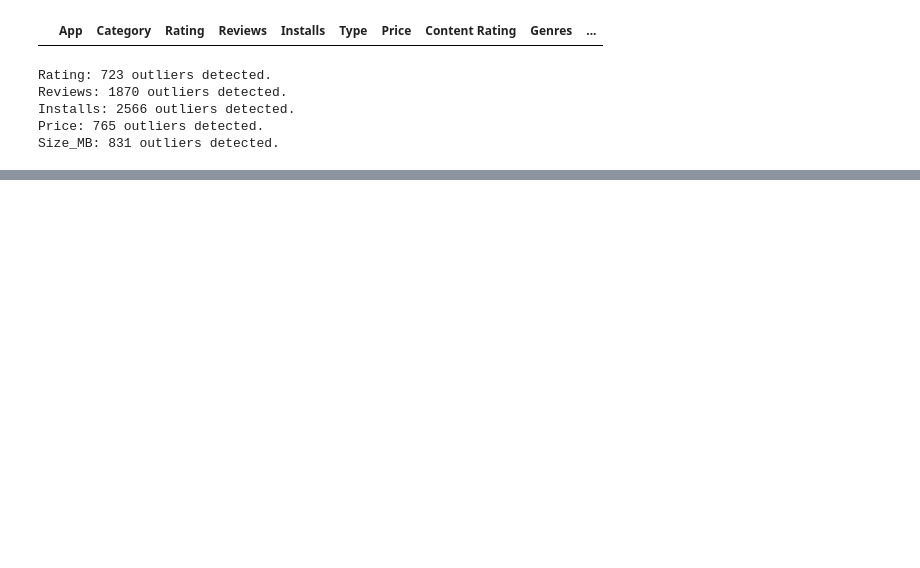
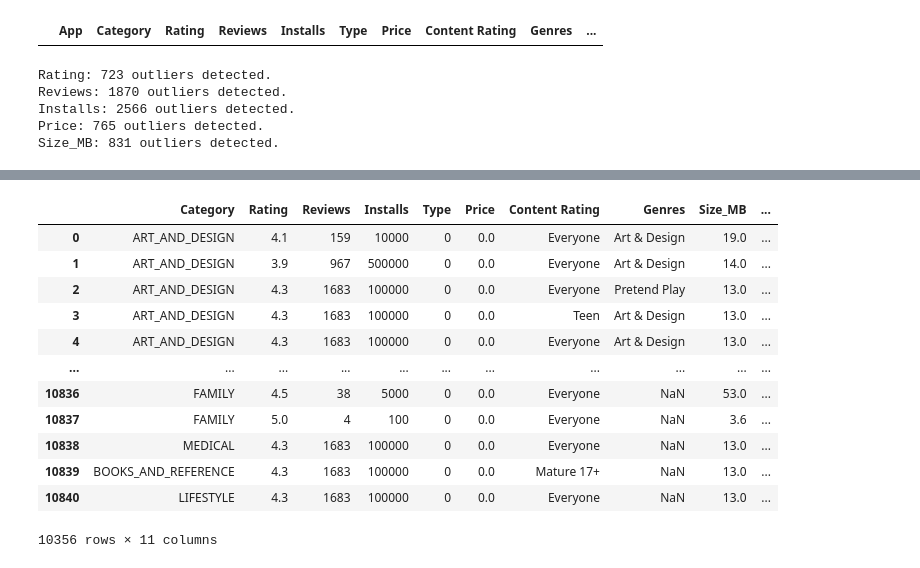
Before and after one commit to yousefmohtady1/Play-Store-apps-data-preprocessing, a Jupyter notebook: script.ipynb, the cells around one changed output, grey strips where cells are left out. Saved outputs shown, nothing was run; the diff lists cells and outputs as text; code cells hidden in the pictures; blank space fills up the shorter version.

```diff
--- a/script.ipynb
+++ b/script.ipynb
@@ -774,0 +792,4 @@ for col in num_cols:
+# %%
+numeric_cols = df_cleaned.select_dtypes(include=['int64', 'float64']).columns
+outliers_indices = detect_outliers(df_cleaned, 0, numeric_cols)
+len(outliers_indices)
@@ -774,0 +798,4 @@ for col in num_cols:
+# %%
+for col in numeric_cols:
+    col_median = df_cleaned[col].median()
+    df_cleaned[col].loc[outliers_indices] = col_median
@@ -774,0 +849,3 @@ for col in num_cols:
+# %%
+df_cleaned = df_cleaned.drop(['App', 'Last Updated', 'Android Ver'], axis=1)
+df_cleaned.head()
@@ -774,0 +859,3 @@ for col in num_cols:
+# %%
+df_cleaned['Type'] = df_cleaned['Type'].map({'Free': 0, 'Paid': 1})
+df_cleaned.head()
@@ -774,0 +869,17 @@ for col in num_cols:
+# %%
+df_cleaned['Genres'] = df_cleaned['Genres'].str.split(';').explode('Genres').reset_index(drop=True)
+df_cleaned
+# %% [output]
+|  | Category | Rating | Reviews | Installs | Type | Price | Content Rating | Genres | Size_MB | ... |
+| 0 | ART_AND_DESIGN | 4.1 | 159 | 10000 | 0 | 0.0 | Everyone | Art & Design | 19.0 | ... |
+| 1 | ART_AND_DESIGN | 3.9 | 967 | 500000 | 0 | 0.0 | Everyone | Art & Design | 14.0 | ... |
+| 2 | ART_AND_DESIGN | 4.3 | 1683 | 100000 | 0 | 0.0 | Everyone | Pretend Play | 13.0 | ... |
+| 3 | ART_AND_DESIGN | 4.3 | 1683 | 100000 | 0 | 0.0 | Teen | Art & Design | 13.0 | ... |
+| 4 | ART_AND_DESIGN | 4.3 | 1683 | 100000 | 0 | 0.0 | Everyone | Art & Design | 13.0 | ... |
+| ... | ... | ... | ... | ... | ... | ... | ... | ... | ... | ... |
+| 10836 | FAMILY | 4.5 | 38 | 5000 | 0 | 0.0 | Everyone | NaN | 53.0 | ... |
+| 10837 | FAMILY | 5.0 | 4 | 100 | 0 | 0.0 | Everyone | NaN | 3.6 | ... |
+| 10838 | MEDICAL | 4.3 | 1683 | 100000 | 0 | 0.0 | Everyone | NaN | 13.0 | ... |
+| 10839 | BOOKS_AND_REFERENCE | 4.3 | 1683 | 100000 | 0 | 0.0 | Mature 17+ | NaN | 13.0 | ... |
+| 10840 | LIFESTYLE | 4.3 | 1683 | 100000 | 0 | 0.0 | Everyone | NaN | 13.0 | ... |
+10356 rows × 11 columns
```
Also changed, not shown: parts of 28 cells of this notebook.
